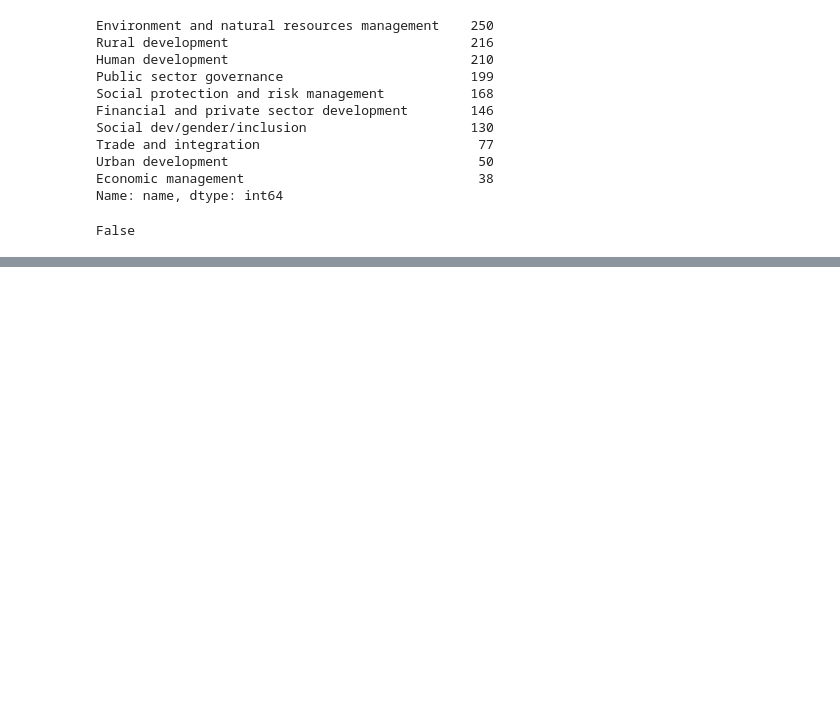
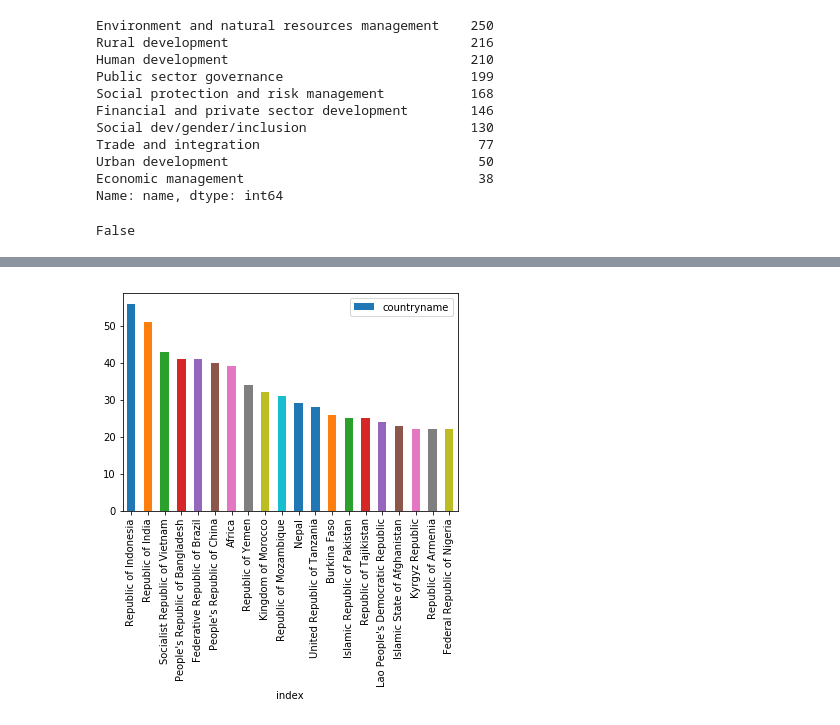
Before and after one commit to fsafe/data_wrangling_json, a Jupyter notebook: sliderule_dsi_json_exercise.ipynb, the cells around one changed output, grey strips where cells are left out. Drawn from its saved outputs; the diff is of its cells as text; code cells hidden in the pictures; blank space fills up the shorter version.

```diff
--- a/sliderule_dsi_json_exercise.ipynb
+++ b/sliderule_dsi_json_exercise.ipynb
@@ -188,0 +171,7 @@ ax.set_xticklabels(ser.index, rotation=45)
+# %%
+cn_df = pd.DataFrame(pd.value_counts(json_df['countryname']))
+cn_df.reset_index(inplace=True)
+ax = cn_df.head(20).plot(kind='bar', x='index', y='countryname')
+plt.show()
+# %% [output]
+[figure, added]
```
Also changed, not shown: parts of 4 cells of this notebook.
